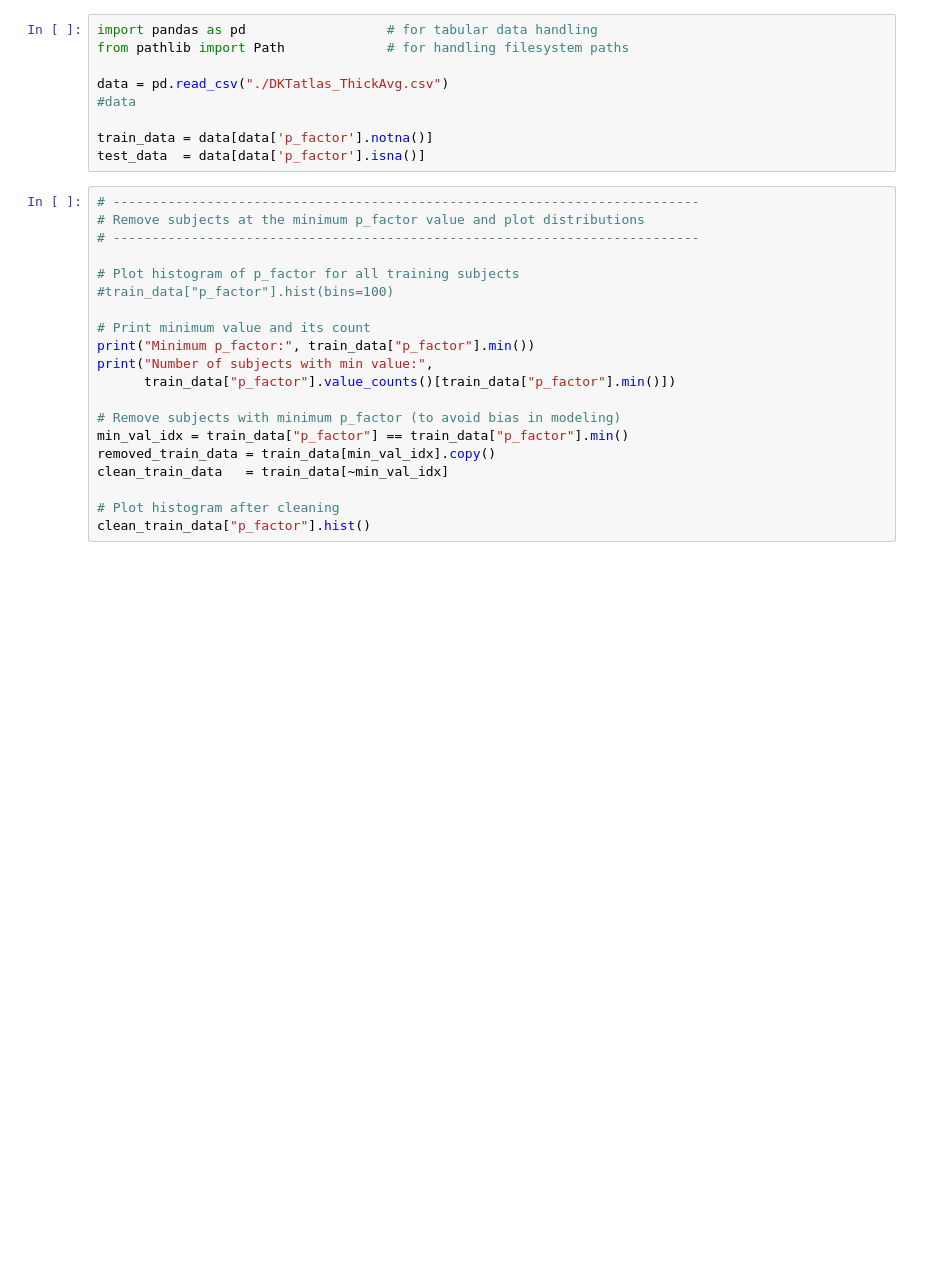
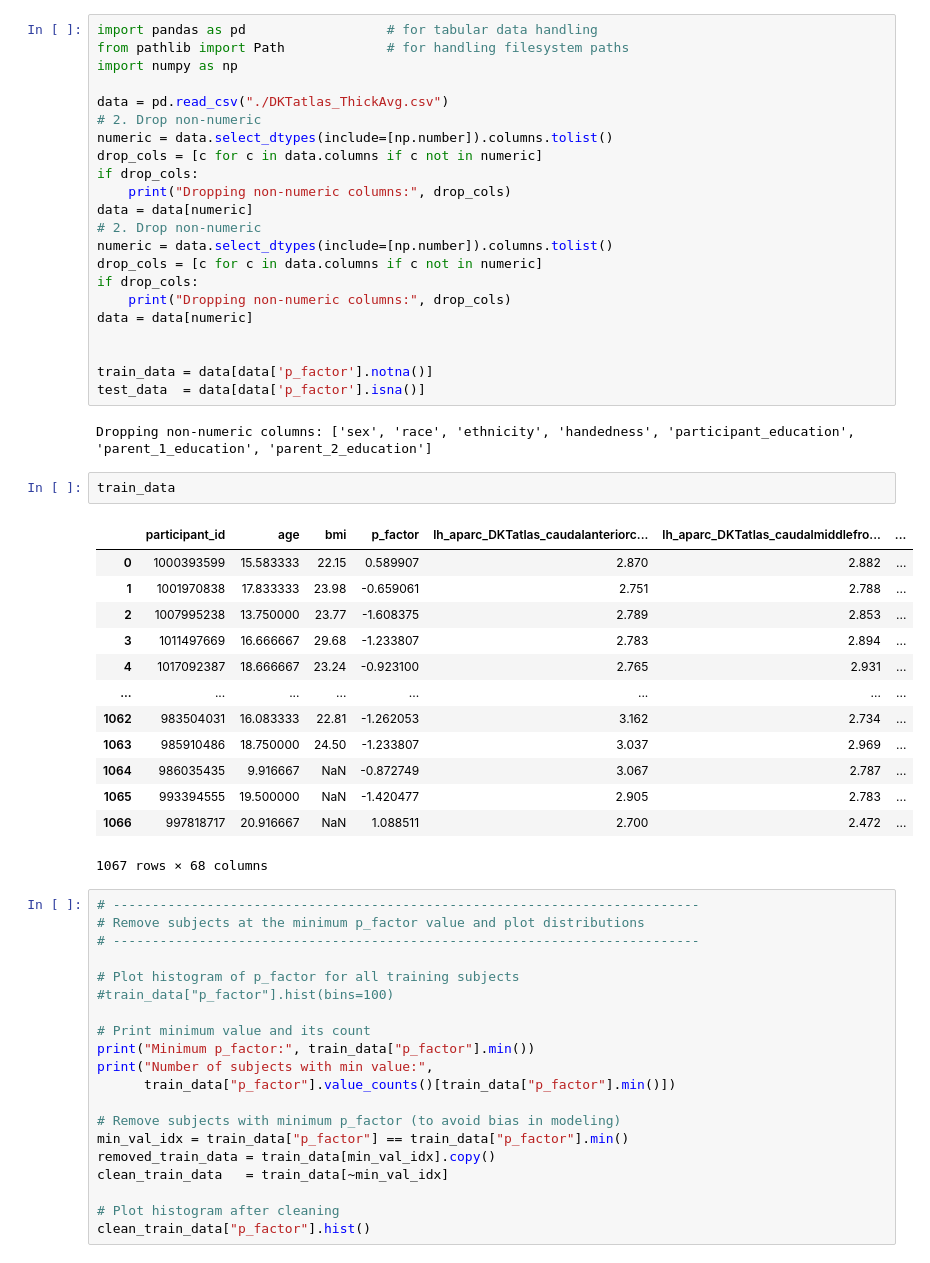
Before and after one commit to vanessatmorgan/week1-project, a Jupyter notebook: DataCleaning.ipynb, the cells around one changed output. Cells and saved outputs as stored; diff of their text form; blank space fills up the shorter version.

```diff
--- a/DataCleaning.ipynb
+++ b/DataCleaning.ipynb
@@ -1,12 +1,43 @@
 # %%
 import pandas as pd                  # for tabular data handling
 from pathlib import Path             # for handling filesystem paths
+import numpy as np
 
 data = pd.read_csv("./DKTatlas_ThickAvg.csv")
-#data
+# 2. Drop non-numeric
+numeric = data.select_dtypes(include=[np.number]).columns.tolist()
+drop_cols = [c for c in data.columns if c not in numeric]
+if drop_cols:
+    print("Dropping non-numeric columns:", drop_cols)
+data = data[numeric]
+# 2. Drop non-numeric
+numeric = data.select_dtypes(include=[np.number]).columns.tolist()
+drop_cols = [c for c in data.columns if c not in numeric]
+if drop_cols:
+    print("Dropping non-numeric columns:", drop_cols)
+data = data[numeric]
+
 
 train_data = data[data['p_factor'].notna()]
 test_data  = data[data['p_factor'].isna()]
+# %% [output]
+Dropping non-numeric columns: ['sex', 'race', 'ethnicity', 'handedness', 'participant_education', 'parent_1_education', 'parent_2_education']
+# %%
+train_data
+# %% [output]
+|  | participant_id | age | bmi | p_factor | lh_aparc_DKTatlas_caudalanteriorc... | lh_aparc_DKTatlas_caudalmiddlefro... | ... |
+| 0 | 1000393599 | 15.583333 | 22.15 | 0.589907 | 2.870 | 2.882 | ... |
+| 1 | 1001970838 | 17.833333 | 23.98 | -0.659061 | 2.751 | 2.788 | ... |
+| 2 | 1007995238 | 13.750000 | 23.77 | -1.608375 | 2.789 | 2.853 | ... |
+| 3 | 1011497669 | 16.666667 | 29.68 | -1.233807 | 2.783 | 2.894 | ... |
+| 4 | 1017092387 | 18.666667 | 23.24 | -0.923100 | 2.765 | 2.931 | ... |
+| ... | ... | ... | ... | ... | ... | ... | ... |
+| 1062 | 983504031 | 16.083333 | 22.81 | -1.262053 | 3.162 | 2.734 | ... |
+| 1063 | 985910486 | 18.750000 | 24.50 | -1.233807 | 3.037 | 2.969 | ... |
+| 1064 | 986035435 | 9.916667 | NaN | -0.872749 | 3.067 | 2.787 | ... |
+| 1065 | 993394555 | 19.500000 | NaN | -1.420477 | 2.905 | 2.783 | ... |
+| 1066 | 997818717 | 20.916667 | NaN | 1.088511 | 2.700 | 2.472 | ... |
+1067 rows × 68 columns
 # %%
 # ---------------------------------------------------------------------------
 # Remove subjects at the minimum p_factor value and plot distributions
```
Also changed, not shown: parts of 1 cell of this notebook.
